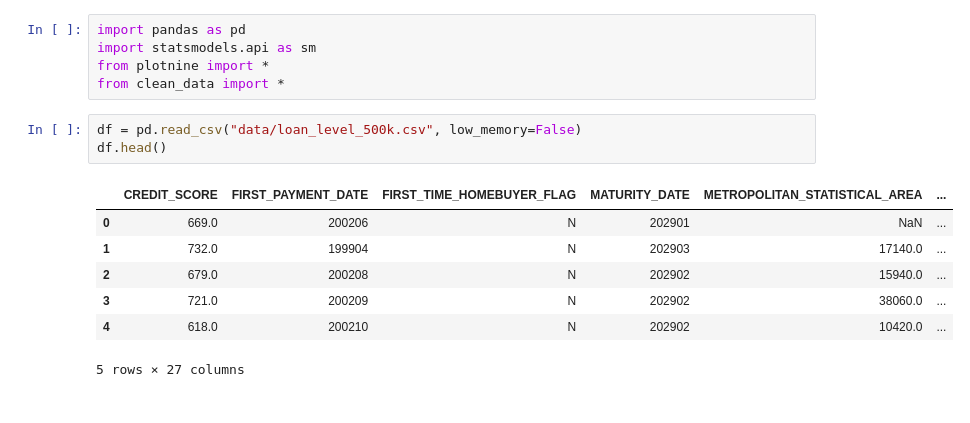
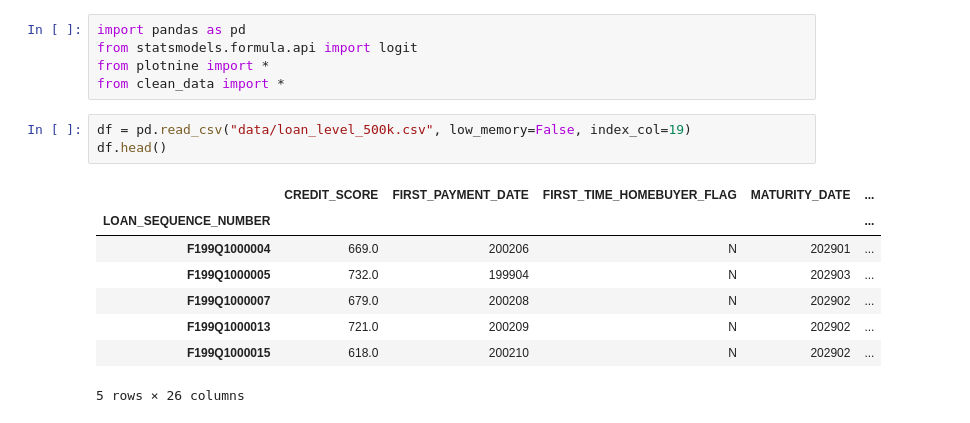
Before and after one commit to Rajashow/hippity-hoppity-your-data-is-my-property, a Jupyter notebook: hypothesis_testing.ipynb, the cells around one changed output. Cells and saved outputs as stored; diff of their text form.

```diff
--- a/hypothesis_testing.ipynb
+++ b/hypothesis_testing.ipynb
@@ -1,19 +1,20 @@
 # %%
 import pandas as pd
-import statsmodels.api as sm
+from statsmodels.formula.api import logit
 from plotnine import *
 from clean_data import *
 # %%
-df = pd.read_csv("data/loan_level_500k.csv", low_memory=False)
+df = pd.read_csv("data/loan_level_500k.csv", low_memory=False, index_col=19)
 df.head()
 # %% [output]
-|  | CREDIT_SCORE | FIRST_PAYMENT_DATE | FIRST_TIME_HOMEBUYER_FLAG | MATURITY_DATE | METROPOLITAN_STATISTICAL_AREA | ... |
-| 0 | 669.0 | 200206 | N | 202901 | NaN | ... |
-| 1 | 732.0 | 199904 | N | 202903 | 17140.0 | ... |
-| 2 | 679.0 | 200208 | N | 202902 | 15940.0 | ... |
-| 3 | 721.0 | 200209 | N | 202902 | 38060.0 | ... |
-| 4 | 618.0 | 200210 | N | 202902 | 10420.0 | ... |
+|  | CREDIT_SCORE | FIRST_PAYMENT_DATE | FIRST_TIME_HOMEBUYER_FLAG | MATURITY_DATE | ... |
+| LOAN_SEQUENCE_NUMBER |  |  |  |  | ... |
+| F199Q1000004 | 669.0 | 200206 | N | 202901 | ... |
+| F199Q1000005 | 732.0 | 199904 | N | 202903 | ... |
+| F199Q1000007 | 679.0 | 200208 | N | 202902 | ... |
+| F199Q1000013 | 721.0 | 200209 | N | 202902 | ... |
+| F199Q1000015 | 618.0 | 200210 | N | 202902 | ... |
-5 rows × 27 columns
+5 rows × 26 columns
 # %%
 df = tidy_data(df)
 df.head()
```
Also changed, not shown: parts of 9 cells of this notebook.
